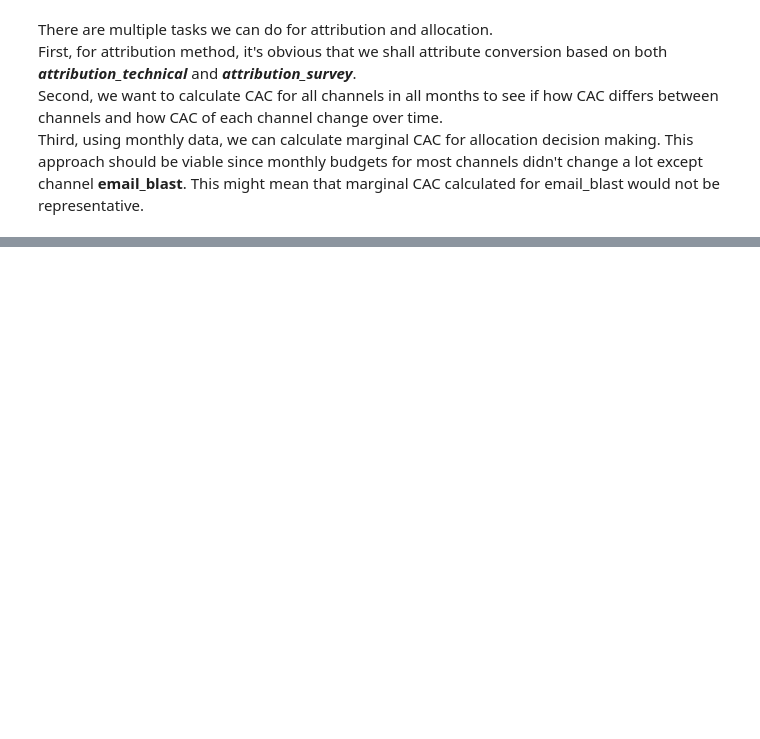
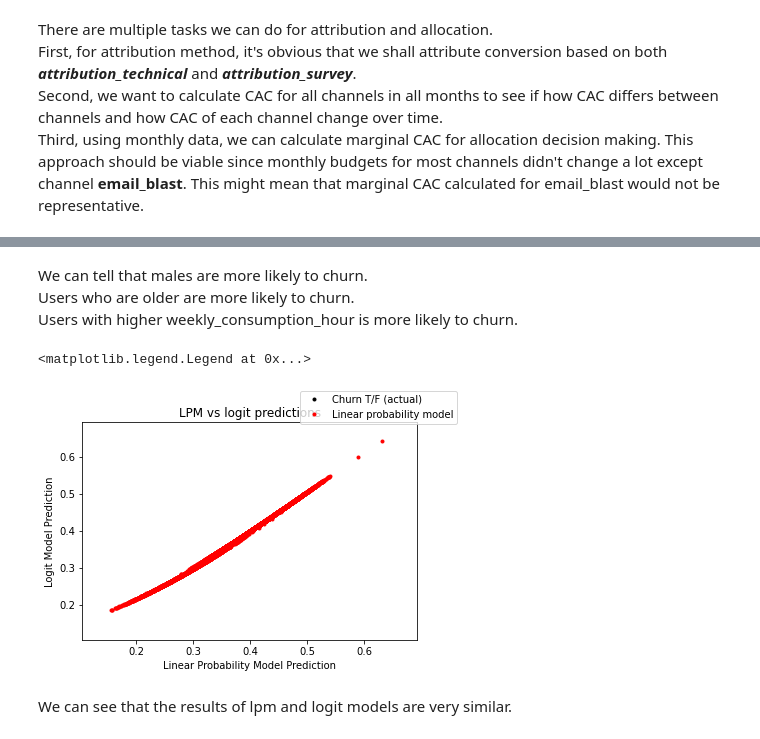
Before and after one commit to lk1984dabc/Marketing-Analytics, a Jupyter notebook: Final Project.ipynb, the cells around one changed output, grey strips where cells are left out. Cells and saved outputs as stored; diff of their text form; code cells hidden in the pictures; blank space fills up the shorter version.

```diff
--- a/Final Project.ipynb
+++ b/Final Project.ipynb
@@ -25,6 +25,7 @@ def load_data(path):
     return df
 # %%
 df_subs = load_data(path_subscribers)
+df_eng = load_data(path_engagement)
 df_reps = load_data(path_reps)
 # %%
 # Read the channel data
@@ -257,0 +1006,21 @@ Third, using monthly data, we can calculate marginal CAC for allocation decision
+# %% [markdown]
+We can tell that males are more likely to churn.<br>
+Users who are older are more likely to churn. <br>
+Users with higher weekly_consumption_hour is more likely to churn.
+# %%
+# Compare lpm and logit predictions
+fig = plt.figure()
+ax = plt.gca()
+ax.plot(df_test_basic[['prob_churn_lpm']], df_test_basic[['churn']], 'k.')
+ax.plot(df_test_basic[['prob_churn_lpm']], df_test_basic[['prob_churn_logit']], 'r.')
+plt.ylim(df_test_basic[['prob_churn_lpm', 'prob_churn_logit']].min().min()-.05, df_test_basic[['prob_churn_lpm', 'prob_churn_logit']].max().max()+.05)
+plt.xlim(ax.get_ylim())
+plt.title('LPM vs logit predictions')
+plt.xlabel('Linear Probability Model Prediction')
+plt.ylabel('Logit Model Prediction')
+fig.legend(labels=['Churn T/F (actual)', 'Linear probability model', 'Logit probability'])
+# %% [output]
+<matplotlib.legend.Legend at 0x...>
+[figure, added]
+# %% [markdown]
+We can see that the results of lpm and logit models are very similar.
```
Also changed, not shown: parts of 154 cells of this notebook.
